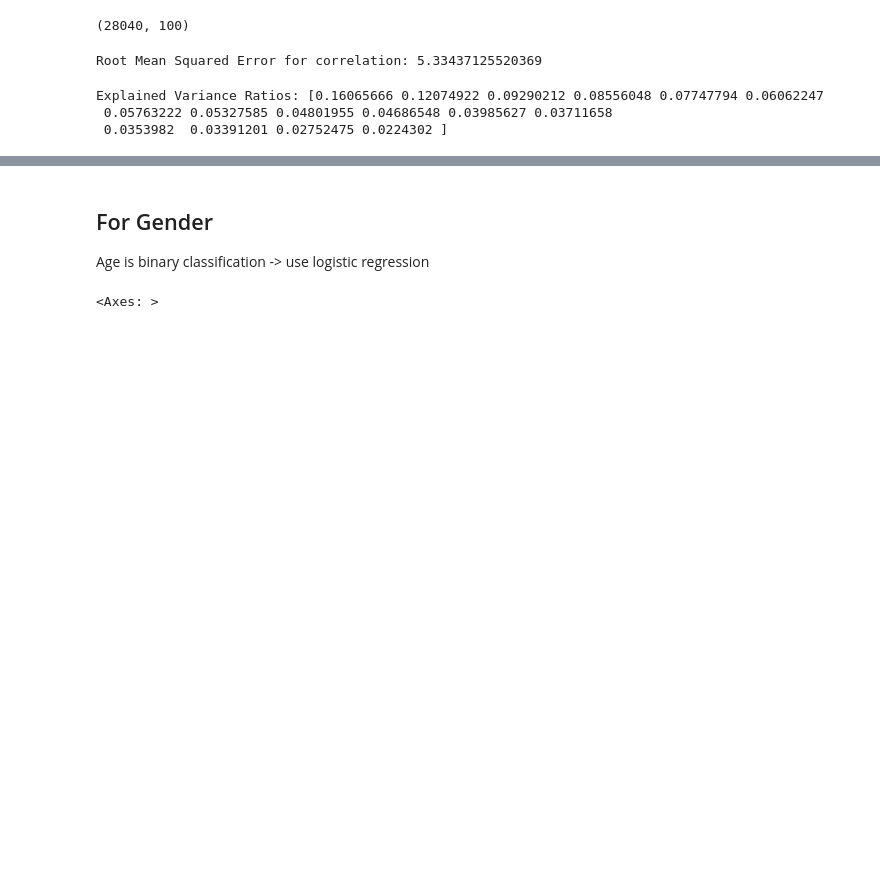
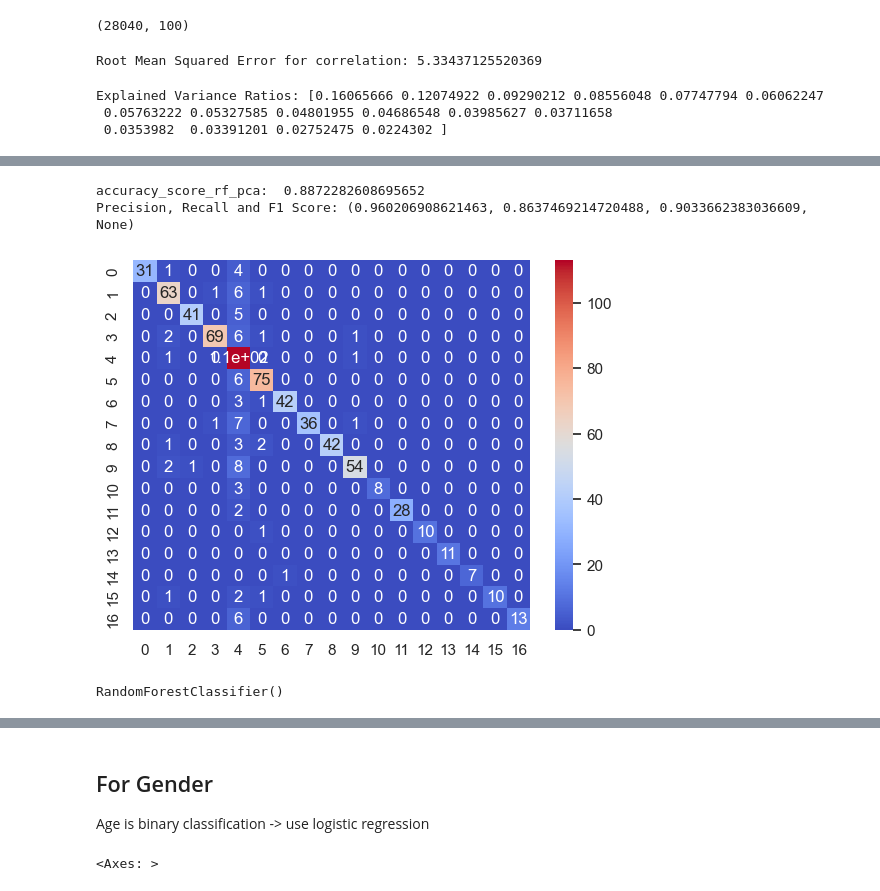
Before and after one commit to Tharusha-Lekamge/CS4622-ML-Labs, a Jupyter notebook: Lab01-Feature-Engineering/src/lab01.ipynb, the cells around one changed output, grey strips where cells are left out. Cells and saved outputs as stored; diff of their text form; code cells hidden in the pictures; blank space fills up the shorter version.

```diff
--- a/Lab01-Feature-Engineering/src/lab01.ipynb
+++ b/Lab01-Feature-Engineering/src/lab01.ipynb
@@ -273,0 +322,5 @@ Explained Variance Ratios: [0.16065666 0.12074922 0.09290212 0.08556048 0.077477
+# %%
+# Train a random forest classifier
+
+rf_model_initial = RandomForestClassifier()
+rf_model_initial.fit(age_x_train_cat, age_y_train_cat_encoded)
@@ -273,0 +533,29 @@ Explained Variance Ratios: [0.16065666 0.12074922 0.09290212 0.08556048 0.077477
+# %%
+# Make predictions on the test data - pca - 100
+y_pred_rf_pca = rf_model_pca.predict(age_x_valid_pca)
+
+# get accuracy score
+accuracy_score_rf_pca = accuracy_score(age_y_valid_cat_encoded, y_pred_rf_pca)
+print("accuracy_score_rf_pca: ", accuracy_score_rf_pca)
+# Get confusion matrix
+confusion_matrix_rf_pca = confusion_matrix(age_y_valid_cat_encoded, y_pred_rf_pca)
+
+# plot confusion matrix
+sns.heatmap(confusion_matrix_rf_pca, annot=True, cmap="coolwarm")
+
+# get precision, recall and f1 score
+precision_recall_fscore_rf_pca = precision_recall_fscore_support(
+    age_y_valid_cat_encoded, y_pred_rf_pca, average="macro"
+)
+print("Precision, Recall and F1 Score:", precision_recall_fscore_rf_pca)
+# %% [output]
+accuracy_score_rf_pca:  0.8872282608695652
+Precision, Recall and F1 Score: (0.960206908621463, 0.8637469214720488, 0.9033662383036609, None)
+[figure, added]
+# %%
+# Train a Random forest
+
+rf_model_pca_50 = RandomForestClassifier()
+rf_model_pca_50.fit(age_x_train_pca_50, age_y_train_cat_encoded)
+# %% [output]
+RandomForestClassifier()
```
Also changed, not shown: parts of 39 cells of this notebook.
